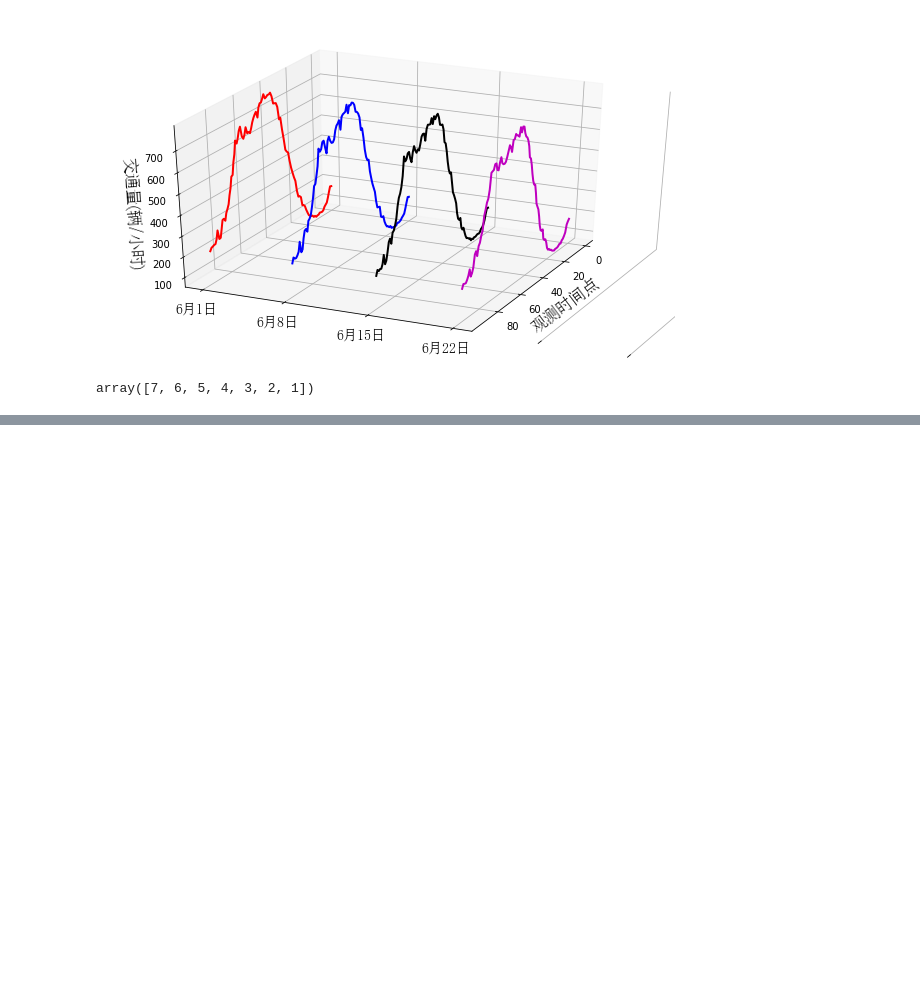
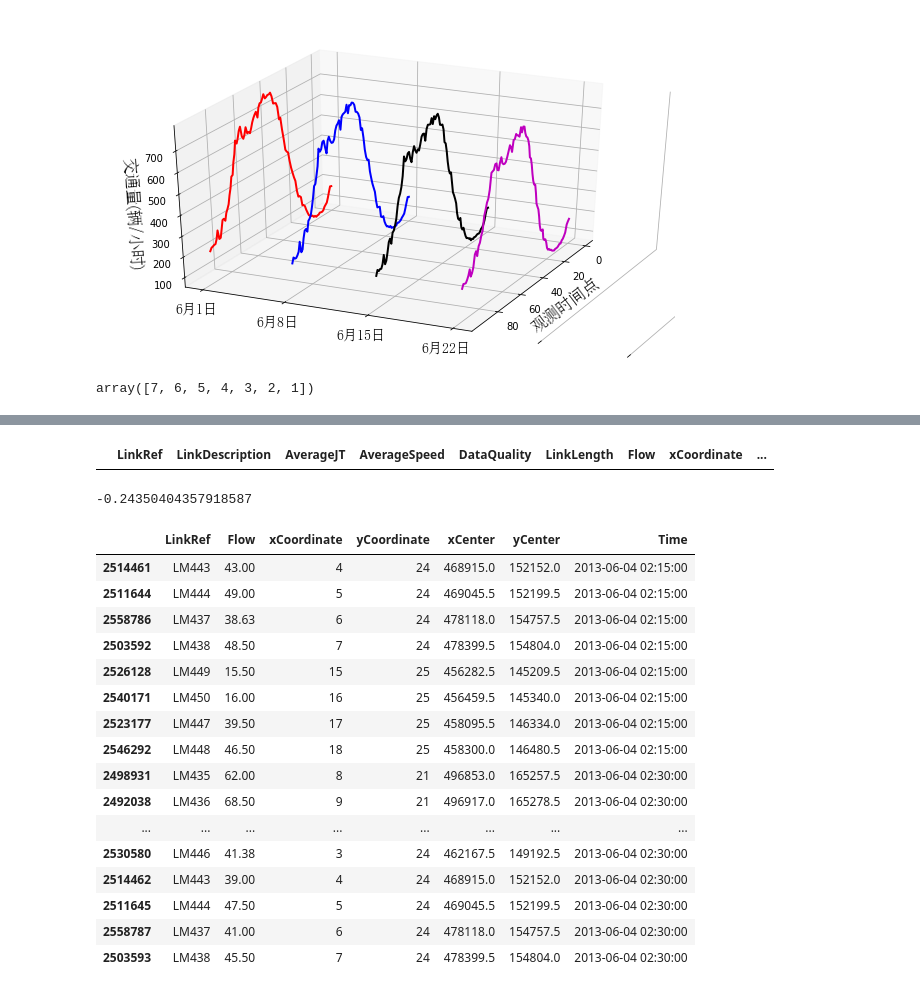
Before and after one commit to theMYang/freedom, a Jupyter notebook: 2matrixConstructor.ipynb, the cells around one changed output, grey strips where cells are left out. Cells and saved outputs as stored; diff of their text form; code cells hidden in the pictures; blank space fills up the shorter version.

```diff
--- a/2matrixConstructor.ipynb
+++ b/2matrixConstructor.ipynb
@@ -238,0 +368,4 @@ array([7, 6, 5, 4, 3, 2, 1])
+# %%
+trafficV[trafficV['LinkRef']=='A5']
+# %% [output]
+|  | LinkRef | LinkDescription | AverageJT | AverageSpeed | DataQuality | LinkLength | Flow | xCoordinate | ... |
@@ -238,0 +402,68 @@ array([7, 6, 5, 4, 3, 2, 1])
+# %%
+#设置矩形区域
+xl=22; xr=27; yt=27; yd=31;  # -0.3467
+# xl=21; xr=29; yt=27; yd=31;   # -0.3583
+# xl=15; xr=xl+1; yt=xl; yd=xr;
+
+# 块moran
+# field_chose = (trafficV_field.xCoordinate>=xl)&(trafficV_field.xCoordinate<=xr)&(trafficV_field.yCoordinate>=yt)&(trafficV_field.yCoordinate<=yd)
+# xRange = xr-xl+1; yRange = yd-yt+1
+# points_num = xRange*yRange
+
+# 远距离moran
+field_chose = (trafficV_field['xCoordinate'].isin([8,9]) & trafficV_field['yCoordinate'].isin([21])) |\
+              (trafficV_field['xCoordinate'].isin([0,1]) & trafficV_field['yCoordinate'].isin([22,23]))|\
+              (trafficV_field['xCoordinate'].isin([2,3,4,5,6,7]) & trafficV_field['yCoordinate'].isin([24]))|\
+              (trafficV_field['xCoordinate'].isin([15,16,17,18]) & trafficV_field['yCoordinate'].isin([25]))
+points_num = 20
+
+
+trafficV_field_chose = trafficV_field[field_chose]
+
+# 选取第一个观测时间的区域内采集点，用于计算距离权重矩阵
+observe_time_point = 46
+days=2
+traffic_for_distance_weight = trafficV_field_chose[points_num*(observe_time_point+96*days):points_num*(observe_time_point+1+96*days)]
+
+# 计算距离权重
+distance_weight = []
+flow = []
+for indexs in traffic_for_distance_weight.index:
+    row = traffic_for_distance_weight.loc[indexs]
+    x = row['xCenter']
+    y = row['yCenter']
+    distance_weight.append([x,y])
+    flow.append(row['Flow'])
+
+distance_weight_matrix=np.array(distance_weight)
+
+dis_weight = np.array(EuclideanDistances(distance_weight_matrix, distance_weight_matrix))
+flow = np.array(flow)
+
+
+result=moranI(dis_weight, flow)
+# print('全局莫兰指数为',np.round(result['I']['value'],2),'说明地区之间的pm2.5正相关')
+# print('全局莫兰检验数为',np.round(result['ZI_N']['value'],2),'>1.96，在0.05的水平上显著，认为pm2.5存在空间相关性')
+print(result)
+# %% [output]
+-0.24350404357918587
+# %%
+traffic_for_distance_weight
+# %% [output]
+|  | LinkRef | Flow | xCoordinate | yCoordinate | xCenter | yCenter | Time |
+| 2514461 | LM443 | 43.00 | 4 | 24 | 468915.0 | 152152.0 | 2013-06-04 02:15:00 |
+| 2511644 | LM444 | 49.00 | 5 | 24 | 469045.5 | 152199.5 | 2013-06-04 02:15:00 |
+| 2558786 | LM437 | 38.63 | 6 | 24 | 478118.0 | 154757.5 | 2013-06-04 02:15:00 |
+| 2503592 | LM438 | 48.50 | 7 | 24 | 478399.5 | 154804.0 | 2013-06-04 02:15:00 |
+| 2526128 | LM449 | 15.50 | 15 | 25 | 456282.5 | 145209.5 | 2013-06-04 02:15:00 |
+| 2540171 | LM450 | 16.00 | 16 | 25 | 456459.5 | 145340.0 | 2013-06-04 02:15:00 |
+| 2523177 | LM447 | 39.50 | 17 | 25 | 458095.5 | 146334.0 | 2013-06-04 02:15:00 |
+| 2546292 | LM448 | 46.50 | 18 | 25 | 458300.0 | 146480.5 | 2013-06-04 02:15:00 |
+| 2498931 | LM435 | 62.00 | 8 | 21 | 496853.0 | 165257.5 | 2013-06-04 02:30:00 |
+| 2492038 | LM436 | 68.50 | 9 | 21 | 496917.0 | 165278.5 | 2013-06-04 02:30:00 |
+| ... | ... | ... | ... | ... | ... | ... | ... |
+| 2530580 | LM446 | 41.38 | 3 | 24 | 462167.5 | 149192.5 | 2013-06-04 02:30:00 |
+| 2514462 | LM443 | 39.00 | 4 | 24 | 468915.0 | 152152.0 | 2013-06-04 02:30:00 |
+| 2511645 | LM444 | 47.50 | 5 | 24 | 469045.5 | 152199.5 | 2013-06-04 02:30:00 |
+| 2558787 | LM437 | 41.00 | 6 | 24 | 478118.0 | 154757.5 | 2013-06-04 02:30:00 |
+| 2503593 | LM438 | 45.50 | 7 | 24 | 478399.5 | 154804.0 | 2013-06-04 02:30:00 |
```
Also changed, not shown: parts of 12 cells of this notebook, 11 other files.
